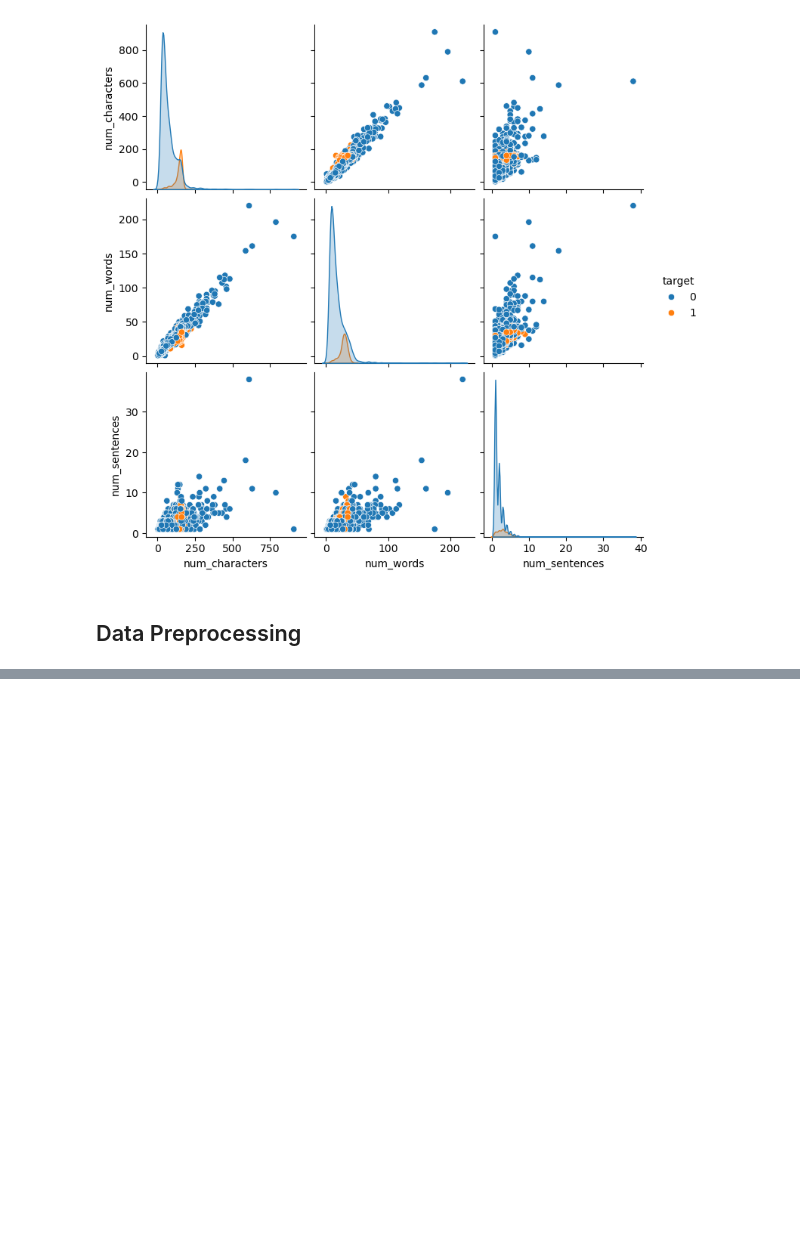
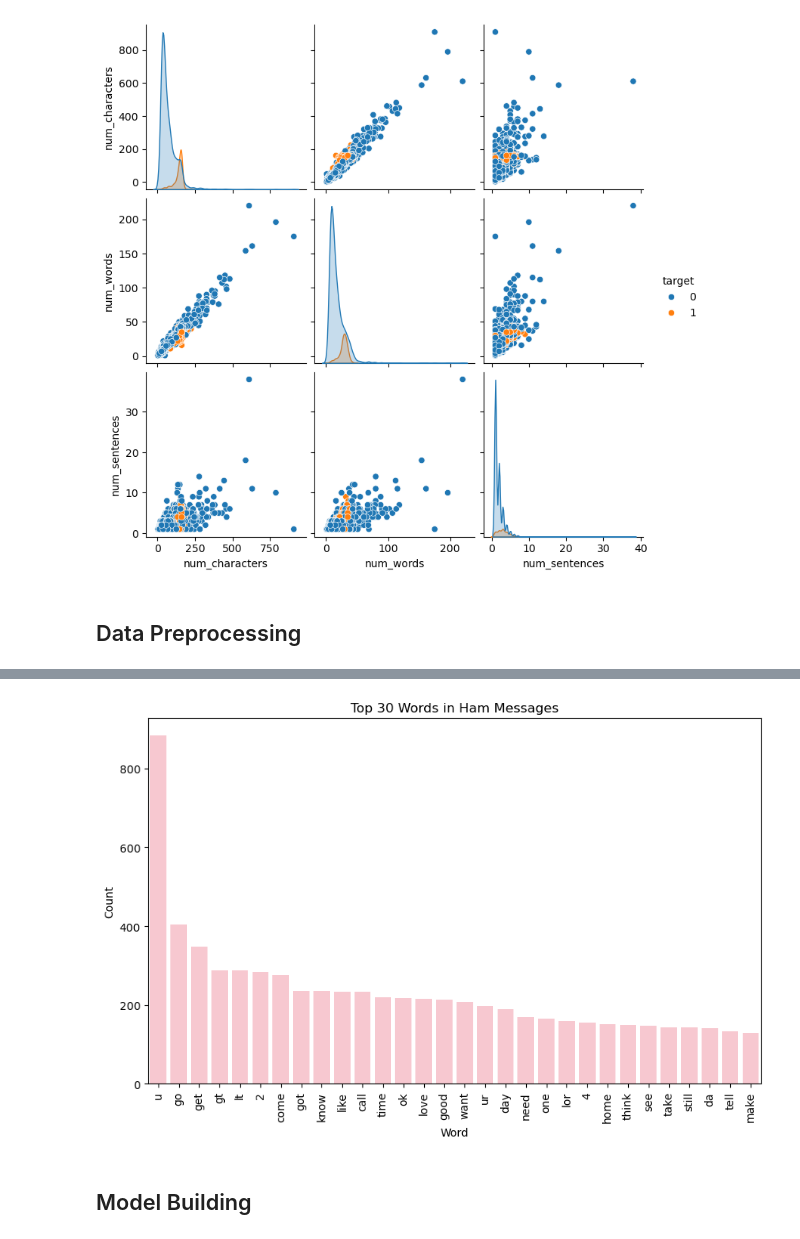
Before and after one commit to vaissss-sh/Spam-email-classifier-ML-Model, a Jupyter notebook: spam-detection.ipynb, the cells around one changed output, grey strips where cells are left out. Saved outputs shown, nothing was run; the diff lists cells and outputs as text; code cells hidden in the pictures; blank space fills up the shorter version.

```diff
--- a/spam-detection.ipynb
+++ b/spam-detection.ipynb
@@ -315,0 +363,18 @@ df.sample(10)
+# %%
+ham_corpus=[]
+for msg in df[df['target']==0]['transformed_text'].tolist():
+    for word in msg.split():
+        ham_corpus.append(word)
+
+top_ham_words = pd.DataFrame(Counter(ham_corpus).most_common(30),
+                              columns=['Word', 'Count'])
+
+plt.figure(figsize=(10,6))
+sns.barplot(x='Word', y='Count', data=top_ham_words,color='pink')
+plt.xticks(rotation='vertical')
+plt.title("Top 30 Words in Ham Messages")
+plt.show()
+# %% [output]
+[figure, added]
+# %% [markdown]
+## Model Building
```
Also changed, not shown: parts of 16 cells of this notebook.
